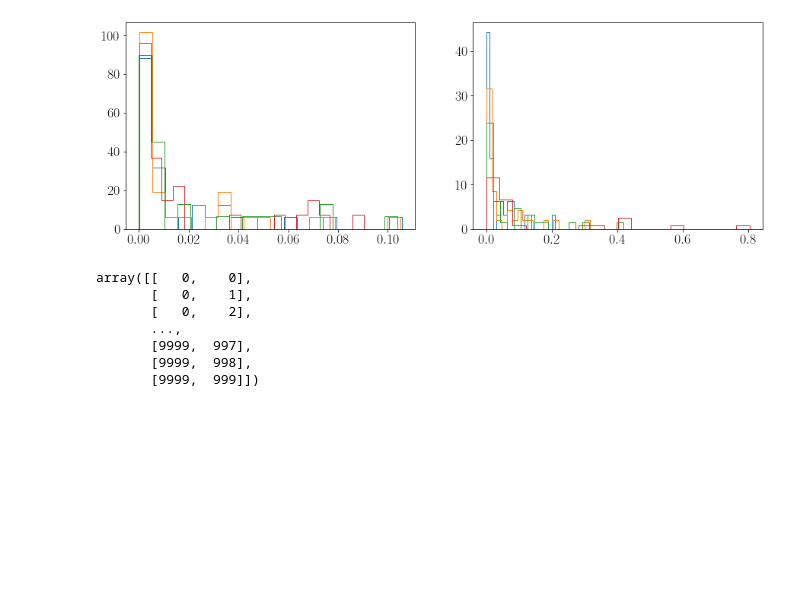
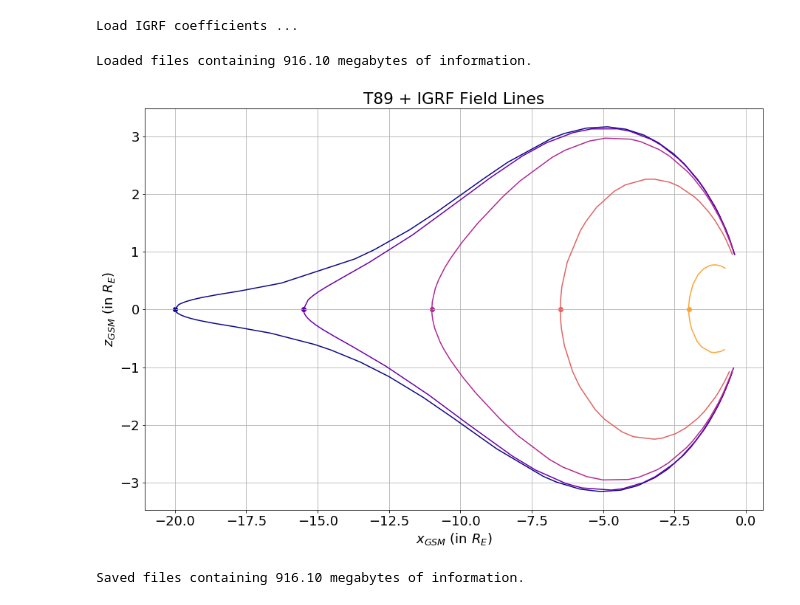
Before and after one commit to zbeever/cpt-solver, a Jupyter notebook: eq_pitch_angle_analysis.ipynb, the cells around one changed output. Cells and saved outputs as stored; diff of their text form; code cells hidden in the pictures; blank space fills up the shorter version.

```diff
--- a/eq_pitch_angle_analysis.ipynb
+++ b/eq_pitch_angle_analysis.ipynb
@@ -44,18 +0,0 @@ solve   = solver(relativistic_boris(e_field, b_field))
-# %%
-from field_utils import *
-
-plt.figure(figsize=(15, 10))
-plt.rcParams.update({'font.size': 18})
-
-for i, x in enumerate(np.linspace(-20 * Re, -2 * Re, 15)):
-    rr = field_line(b_field, np.array([x, 0, 0]), 1e1)
-    r_min = field_reversal(b_field, rr)
-
-    plt.plot(rr[:, 0] / Re, rr[:, 2] / Re)
-    plt.scatter(r_min[0] / Re, r_min[2] / Re)
-
-plt.grid()
-plt.xlabel('$x_{GSM}$ (in $R_E$)')
-plt.ylabel('$z_{GSM}$ (in $R_E$)')
-plt.title('T89 + IGRF Field Lines')
-plt.show()
@@ -206,4 +0,0 @@ def compare_diff_coef(indices):
-# %%
-compare_diff_coef([1, 2, 3, 7])
-# %% [output]
-[figure, removed]
@@ -212,10 +1,33 @@ p_mag = position_mag(history) / Re
-# %%
-np.argwhere(p_mag <= 0.1 * Re)
-# %% [output]
-array([[   0,    0],
-       [   0,    1],
-       [   0,    2],
-       ...,
-       [9999,  997],
-       [9999,  998],
-       [9999,  999]])
+# %%
+from system import *
+
+e_field = zero_field()
+b_field = t89(1)
+system  = System(e_field, b_field)
+# %% [output]
+Load IGRF coefficients ...
+# %%
+system.load("5000_12Re_1MeV_20pa")
+# %% [output]
+Loaded files containing 916.10 megabytes of information.
+# %%
+from field_utils import *
+
+plt.figure(figsize=(15, 10))
+plt.rcParams.update({'font.size': 18})
+
+n = 5
+for i, x in enumerate(np.linspace(-20 * Re, -2 * Re, n)):
+    rr = field_line(b_field, np.array([x, 0, 0]), 1e1)
+    r_min = field_reversal(b_field, rr)
+
+    plt.plot(rr[:, 0] / Re, rr[:, 2] / Re, color=plt.cm.plasma(i / n))
+    plt.scatter(r_min[0] / Re, r_min[2] / Re, color=plt.cm.plasma(i / n))
+
+plt.grid()
+plt.xlabel('$x_{GSM}$ (in $R_E$)')
+plt.ylabel('$z_{GSM}$ (in $R_E$)')
+plt.title('T89 + IGRF Field Lines')
+plt.show()
+# %% [output]
+[figure, added]
@@ -221,0 +43,4 @@ array([[   0,    0],
+# %%
+system.save("5000_12Re_1MeV_20pa")
+# %% [output]
+Saved files containing 916.10 megabytes of information.
```
Also changed, not shown: parts of 33 cells of this notebook, 5 other files.
